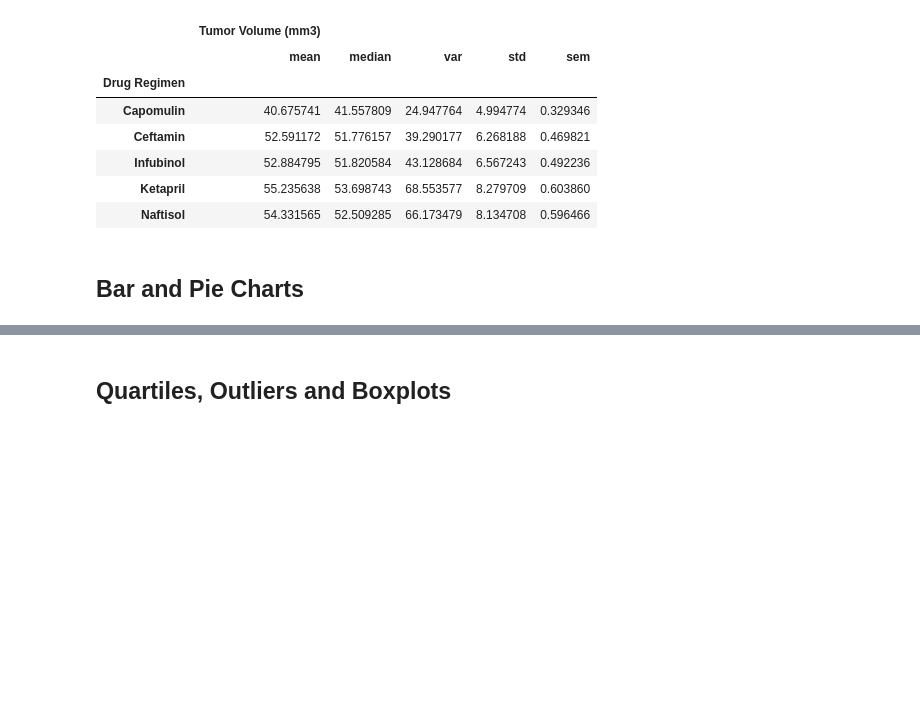
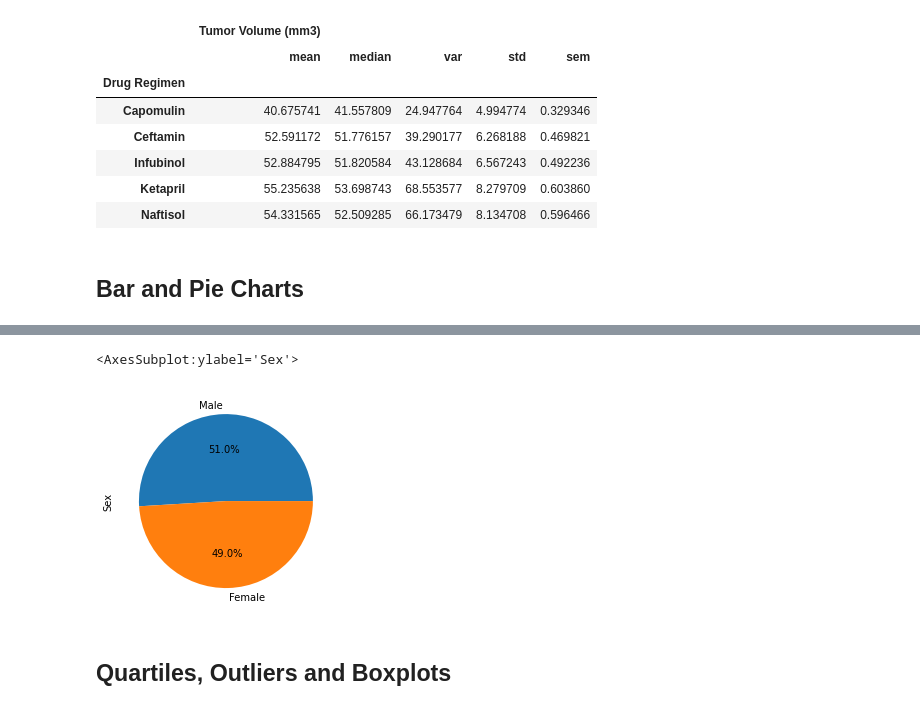
Before and after one commit to Daltonjfield/Matplotlib_homework, a Jupyter notebook: Pymaceuticals/pymaceuticals_starter.ipynb, the cells around one changed output, grey strips where cells are left out. Cells and saved outputs as stored; diff of their text form; code cells hidden in the pictures; blank space fills up the shorter version.

```diff
--- a/Pymaceuticals/pymaceuticals_starter.ipynb
+++ b/Pymaceuticals/pymaceuticals_starter.ipynb
@@ -138,5 +140,10 @@ NameError: name 'np' is not defined
 # %%
 # Generate a pie plot showing the distribution of female versus male mice using pandas
+mice_sex = clean_data_df["Sex"].value_counts()
+mice_sex.plot(kind='pie', autopct='%1.1f%%')
+# %% [output]
+<AxesSubplot:ylabel='Sex'>
+[figure, added]
 # %%
 # Generate a pie plot showing the distribution of female versus male mice using pyplot
 # %% [markdown]
```
Also changed, not shown: parts of 2 cells of this notebook.
